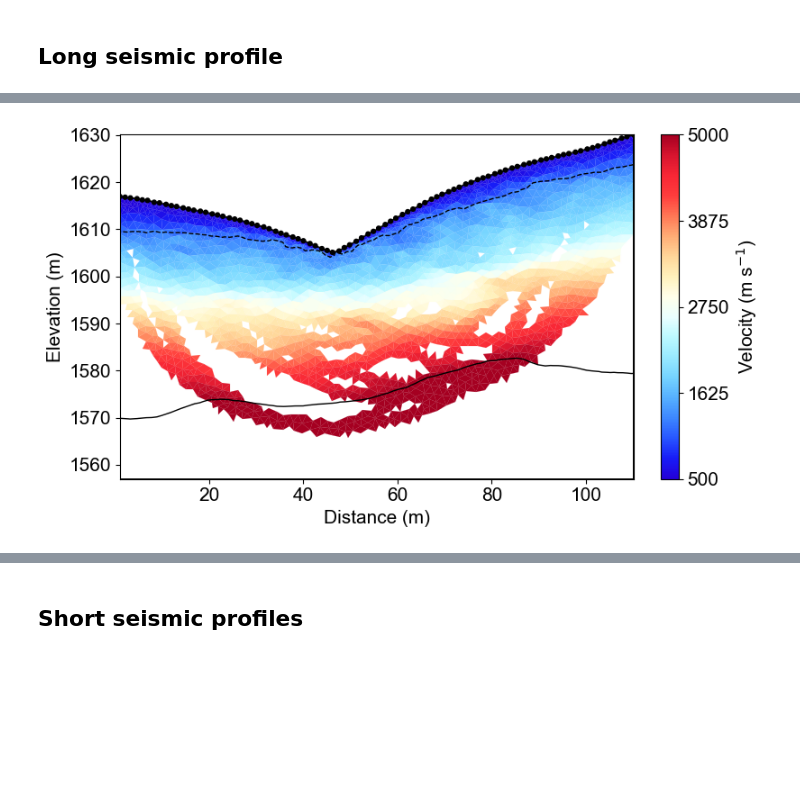
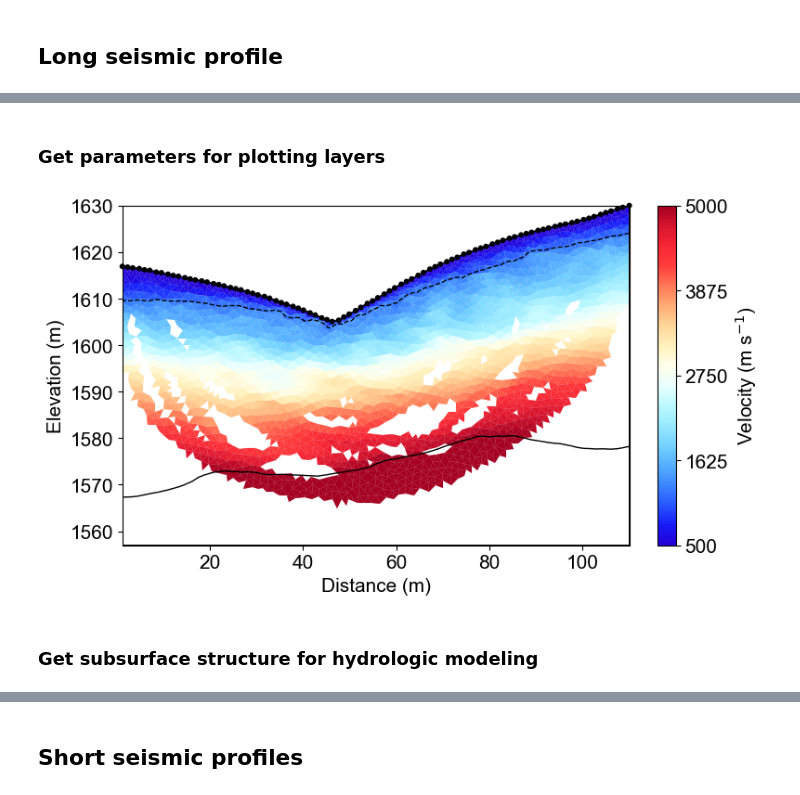
Before and after one commit to geohang/PyHydroGeophysX, a Jupyter notebook: examples/Ex_SRT_inv.ipynb, the cells around one changed output, grey strips where cells are left out. Drawn from its saved outputs; the diff is of its cells as text; code cells hidden in the pictures; blank space fills up the shorter version.

```diff
--- a/examples/Ex_SRT_inv.ipynb
+++ b/examples/Ex_SRT_inv.ipynb
@@ -372,4 +62,5 @@ drawFirstPicks(ax, datasrt)
 # %%
+datasrt = tt.load("./results/SRT_forward/synthetic_seismic_data_long.dat")
 TT = pg.physics.traveltime.TravelTimeManager()
 mesh_inv = TT.createMesh(datasrt, paraMaxCellSize=2, quality=32, paraDepth = 60.0)
 TT.invert(datasrt, mesh = mesh_inv,lam=50,
@@ -526 +96,3 @@ def createTriangles(mesh):
+# %% [markdown]
+### Get parameters for plotting layers
 # %%
@@ -529,31 +105,33 @@ z = pg.meshtools.cellDataToNodeData(mesh_inv,TT.model.array())
 # %%
 params = {'legend.fontsize': 15,
           #'figure.figsize': (15, 5),
          'axes.labelsize': 15,
          'axes.titlesize':16,
          'xtick.labelsize':15,
          'ytick.labelsize':15}
 import matplotlib.pylab as pylab
 pylab.rcParams.update(params)
 
 plt.rcParams["font.family"] = "Arial"
 
 from palettable.lightbartlein.diverging import BlueDarkRed18_18
 fixed_cmap = BlueDarkRed18_18.mpl_colormap
 
 fig = plt.figure(figsize=[8,9])
 ax1 = fig.add_subplot(1,1,1)
 pg.show(mesh_inv,TT.model.array(),cMap=fixed_cmap,coverage = cov,ax = ax1,label='Velocity (m s$^{-1}$)',
         xlabel="Distance (m)", ylabel="Elevation (m)",pad=0.3,cMin =500, cMax=5000
        ,orientation="vertical")
-
-
+ax1.set_xlabel("Distance (m)", fontsize=15)
+ax1.set_ylabel("Elevation (m)", fontsize=15)
 ax1.tricontour(x, y, triangles, z, levels=[1200], linewidths=1.0, colors='k', linestyles='dashed')
 ax1.tricontour(x, y, triangles, z, levels=[5000], linewidths=1.0, colors='k', linestyles='-')
 
 
 pg.viewer.mpl.drawSensors(ax1, datasrt.sensors(), diam=0.9,
                          facecolor='black', edgecolor='black')
 fig.savefig(os.path.join(output_dir, 'seismic_velocity_long.tiff'), dpi=300, bbox_inches='tight')
 # %% [output]
-[figure, old version]
+[figure, new version]
+# %% [markdown]
+### Get subsurface structure for hydrologic modeling
```
Also changed, not shown: parts of 22 cells of this notebook, 25 other files.
